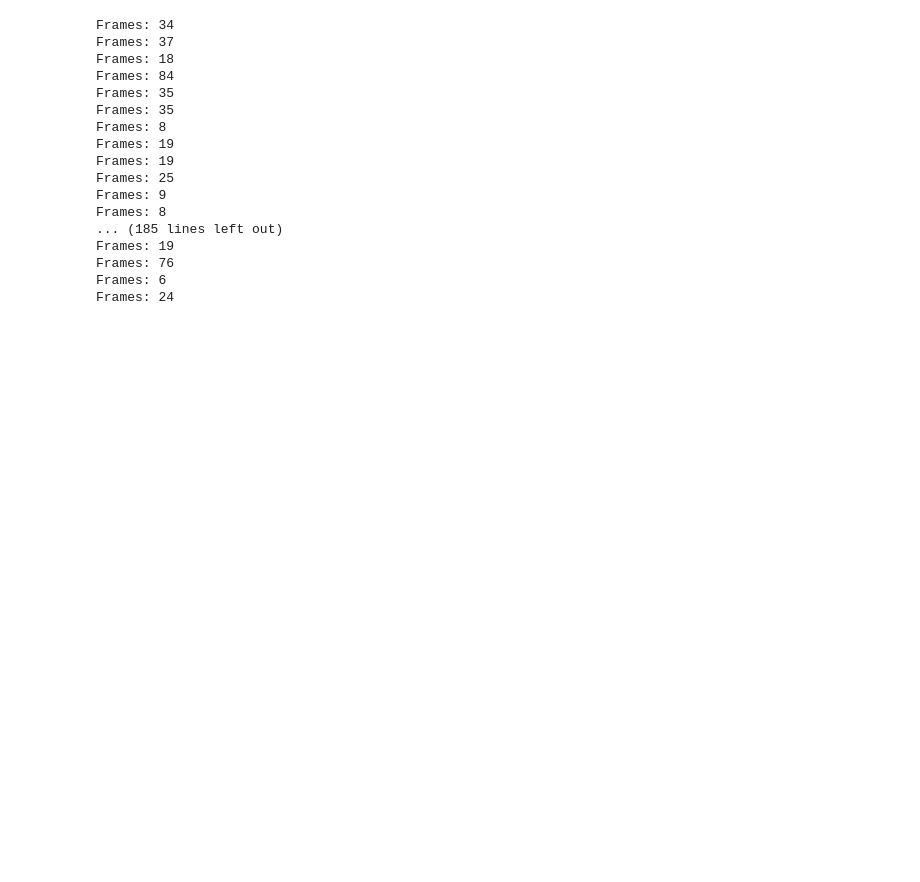
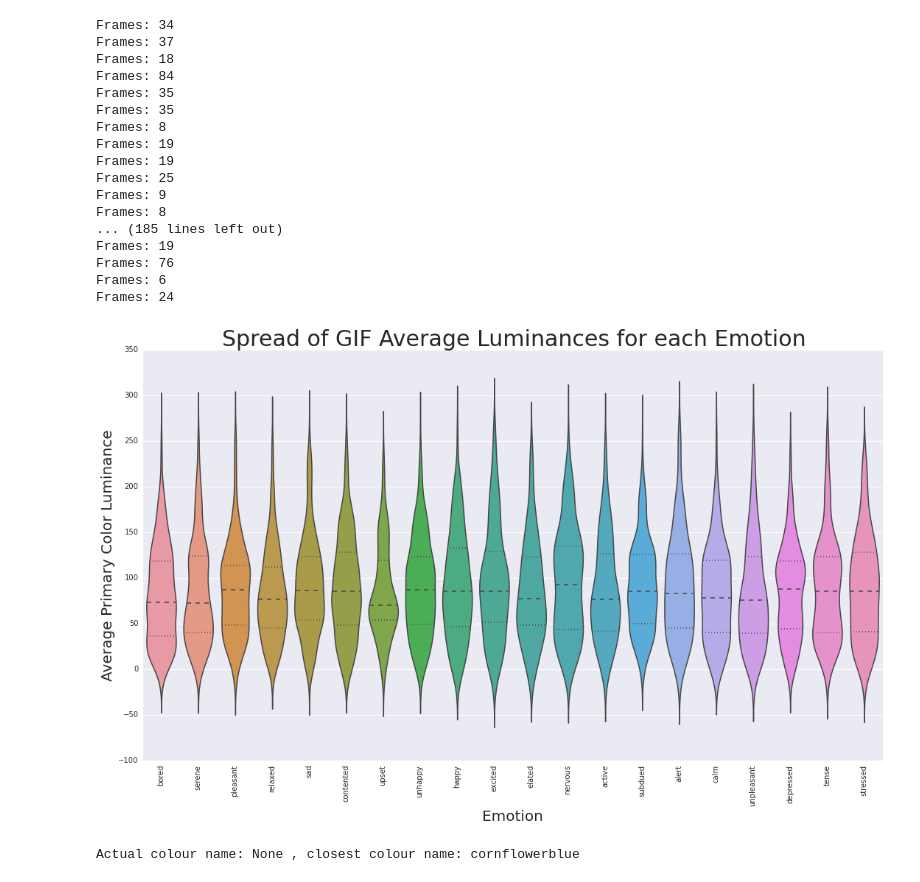
Before and after one commit to vedtopkar/LOLNLP, a Jupyter notebook: Color Analysis.ipynb, the cells around one changed output. Cells and saved outputs as stored; diff of their text form; code cells hidden in the pictures; blank space fills up the shorter version.

```diff
--- a/Color Analysis.ipynb
+++ b/Color Analysis.ipynb
@@ -286,0 +292,46 @@ Frames: 24
+# %%
+df = pd.DataFrame(all_image_luminances)
+df.head()
+df = df.merge(categorized_gifs)
+
+fig = plt.figure(figsize=(18,10))
+emotion_strengths = []
+emotions = df['emotion'].unique()
+for emotion in emotions:
+    strengths = np.asarray(df[df['emotion']==emotion]['median'])
+    emotion_strengths.append(strengths)
+g = seaborn.violinplot(emotion_strengths, names=emotions)
+g.set_xticklabels(emotions,rotation='vertical')
+plt.title('Spread of GIF Average Luminances for each Emotion', size=30)
+plt.xlabel('Emotion', size=20)
+plt.ylabel('Average Primary Color Luminance', size=20)
+plt.show()
+# %% [output]
+[figure, added]
+# %%
+import webcolors
+
+def closest_colour(requested_colour):
+    min_colours = {}
+    for key, name in webcolors.css3_hex_to_names.items():
+        r_c, g_c, b_c = webcolors.hex_to_rgb(key)
+        rd = (r_c - requested_colour[0]) ** 2
+        gd = (g_c - requested_colour[1]) ** 2
+        bd = (b_c - requested_colour[2]) ** 2
+        min_colours[(rd + gd + bd)] = name
+    return min_colours[min(min_colours.keys())]
+
+def get_colour_name(requested_colour):
+    try:
+        closest_name = actual_name = webcolors.rgb_to_name(requested_colour)
+    except ValueError:
+        closest_name = closest_colour(requested_colour)
+        actual_name = None
+    return actual_name, closest_name
+
+requested_colour = (119, 172, 200)
+actual_name, closest_name = get_colour_name(requested_colour)
+
+print "Actual colour name:", actual_name, ", closest colour name:", closest_name
+# %% [output]
+Actual colour name: None , closest colour name: cornflowerblue
```
Also changed, not shown: parts of 1 cell of this notebook, 1 other file.
